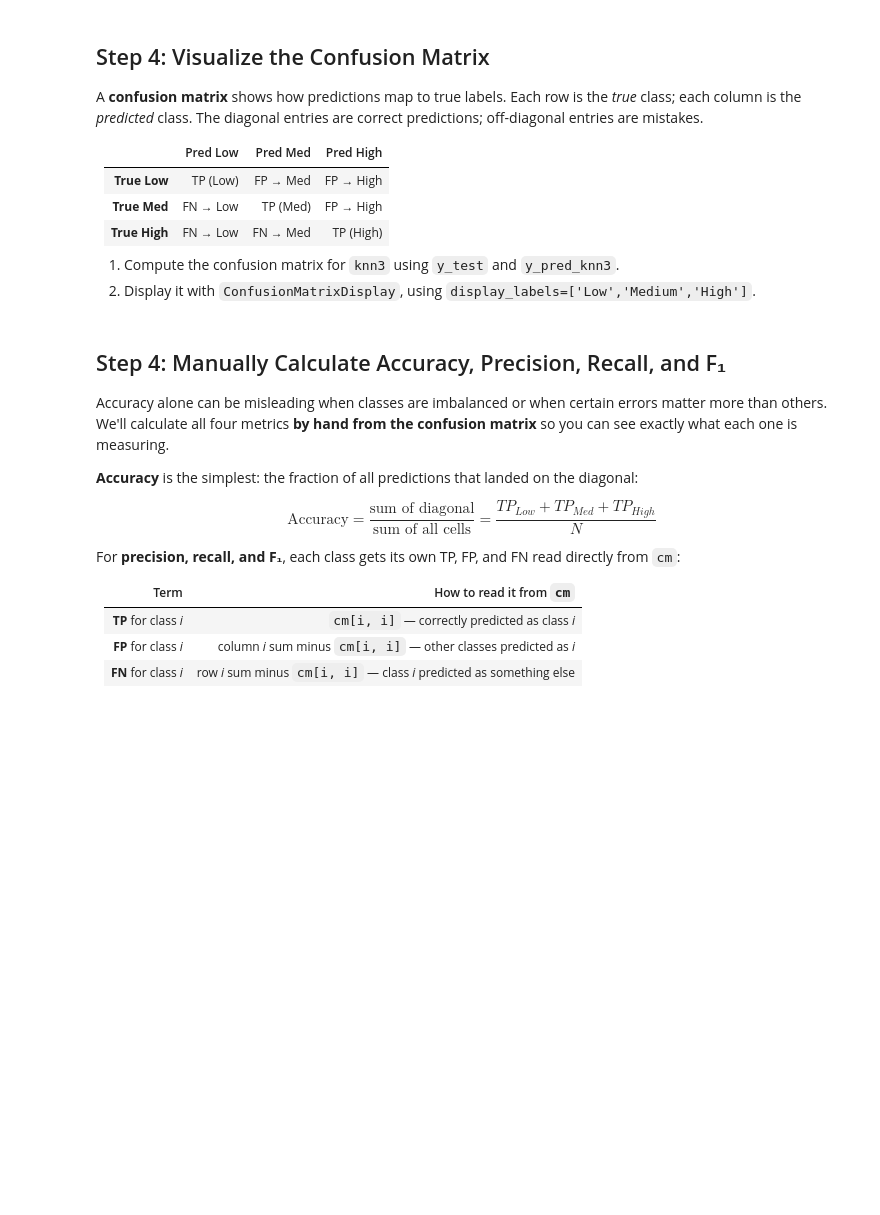
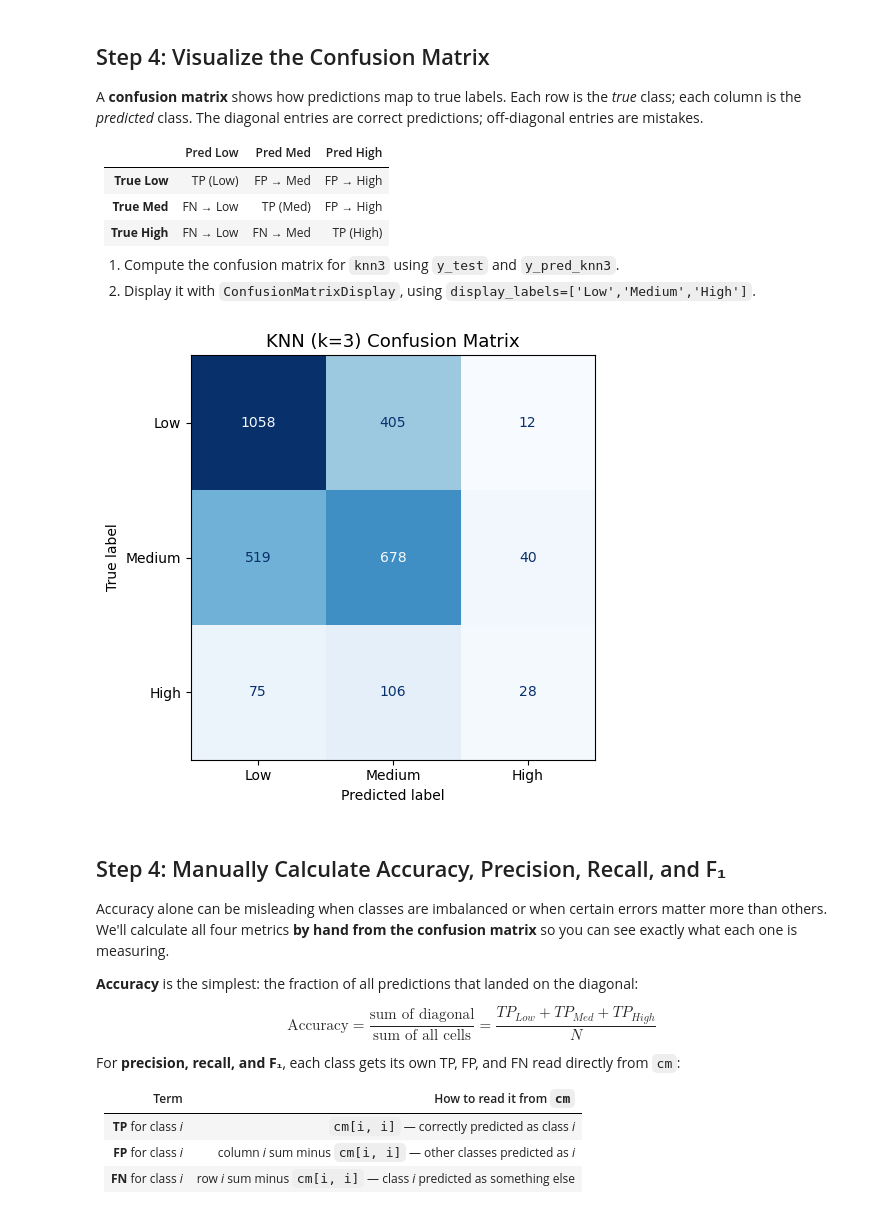
Before and after one commit to pfnorton39/weekly-lab-templates, a Jupyter notebook: lab3/lab3.ipynb, the cells around one changed output. Drawn from its saved outputs; the diff is of its cells as text; code cells hidden in the pictures; blank space fills up the shorter version.

```diff
--- a/lab3/lab3.ipynb
+++ b/lab3/lab3.ipynb
@@ -123,10 +155,16 @@ print(f'Test set     : {X_test_s.shape[0]:,} tracts')
 The cell below fits the *same* KNN model (k = 5) twice — once on raw features, once on scaled features — and prints both test accuracies. Do you see an accuracy boost from scaling?
 # %%
 # KNN on UNSCALED features
-
+knn_raw = KNeighborsClassifier(n_neighbors=5)
+knn_raw.fit(X_train, y_train)
+y_pred = knn_raw.predict(X_test)
+acc_raw = accuracy_score(y_test, y_pred)
 
 # KNN on SCALED features
-
+knn_scaled = KNeighborsClassifier(n_neighbors=5)
+knn_scaled.fit(X_train_s, y_train)
+y_pred = knn_scaled.predict(X_test_s)
+acc_scaled = accuracy_score(y_test, y_pred)
 
 print(f'Test accuracy — unscaled features : {acc_raw:.4f}')
 print(f'Test accuracy — scaled features   : {acc_scaled:.4f}')
@@ -154,0 +193,14 @@ print(f'KNN (k=3) test accuracy: {knn3_accuracy:.4f}')
+# %%
+# Step 1: Initialize KNN
+knn3 = KNeighborsClassifier(n_neighbors=3)
+
+# Step 2: Fit KNN
+knn3.fit(X_train_s, y_train)
+
+# Step 3: Predict
+y_pred_knn3 = knn3.predict(X_test_s)
+
+# Step 4: Evaluate
+knn3_accuracy = accuracy_score(y_test, y_pred_knn3)
+
+print(f'KNN (k=3) test accuracy: {knn3_accuracy:.4f}')
@@ -166,15 +220,23 @@ A **confusion matrix** shows how predictions map to true labels. Each row is the
 1. Compute the confusion matrix for `knn3` using `y_test` and `y_pred_knn3`.
 2. Display it with `ConfusionMatrixDisplay`, using `display_labels=['Low','Medium','High']`.
 # %%
+# Build 3 x 3 confusion matrix
+cm = confusion_matrix(y_test, y_pred_knn3)
+
+disp = ConfusionMatrixDisplay(confusion_matrix = cm, display_labels = ['Low', 'Medium', 'High'])
+
 
 
 
 fig, ax = plt.subplots(figsize=(6, 5))
 # Display Plot
 ax.set_ylim(len(['Low', 'Medium', 'High']) - 0.5, -0.5)
 ax.set_title('KNN (k=3) Confusion Matrix', fontsize=13)
+disp.plot(ax=ax, cmap='Blues', colorbar=False)
 plt.tight_layout()
 plt.show()
+# %% [output]
+[figure, added]
 # %% [markdown]
 ## Step 4: Manually Calculate Accuracy, Precision, Recall, and F₁
 
```
Also changed, not shown: parts of 10 cells of this notebook.
